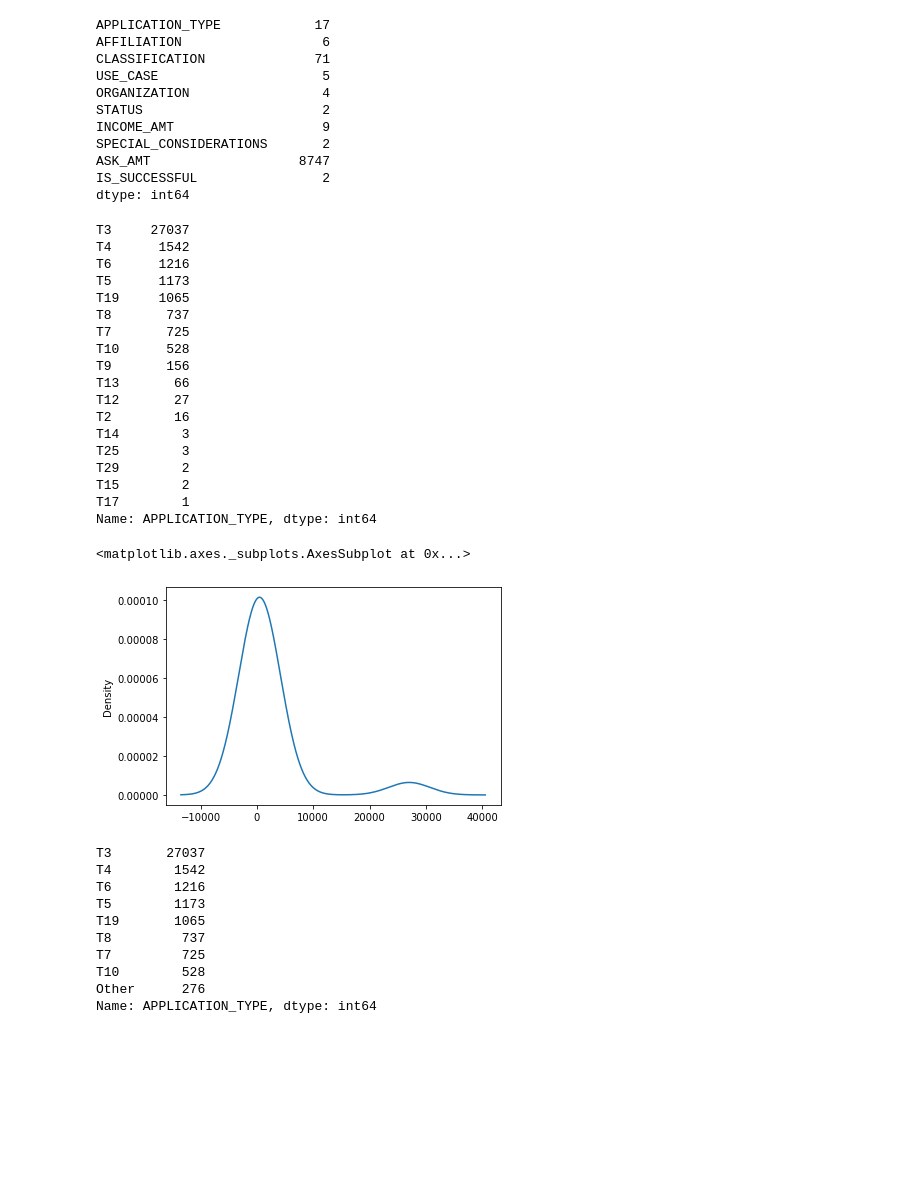
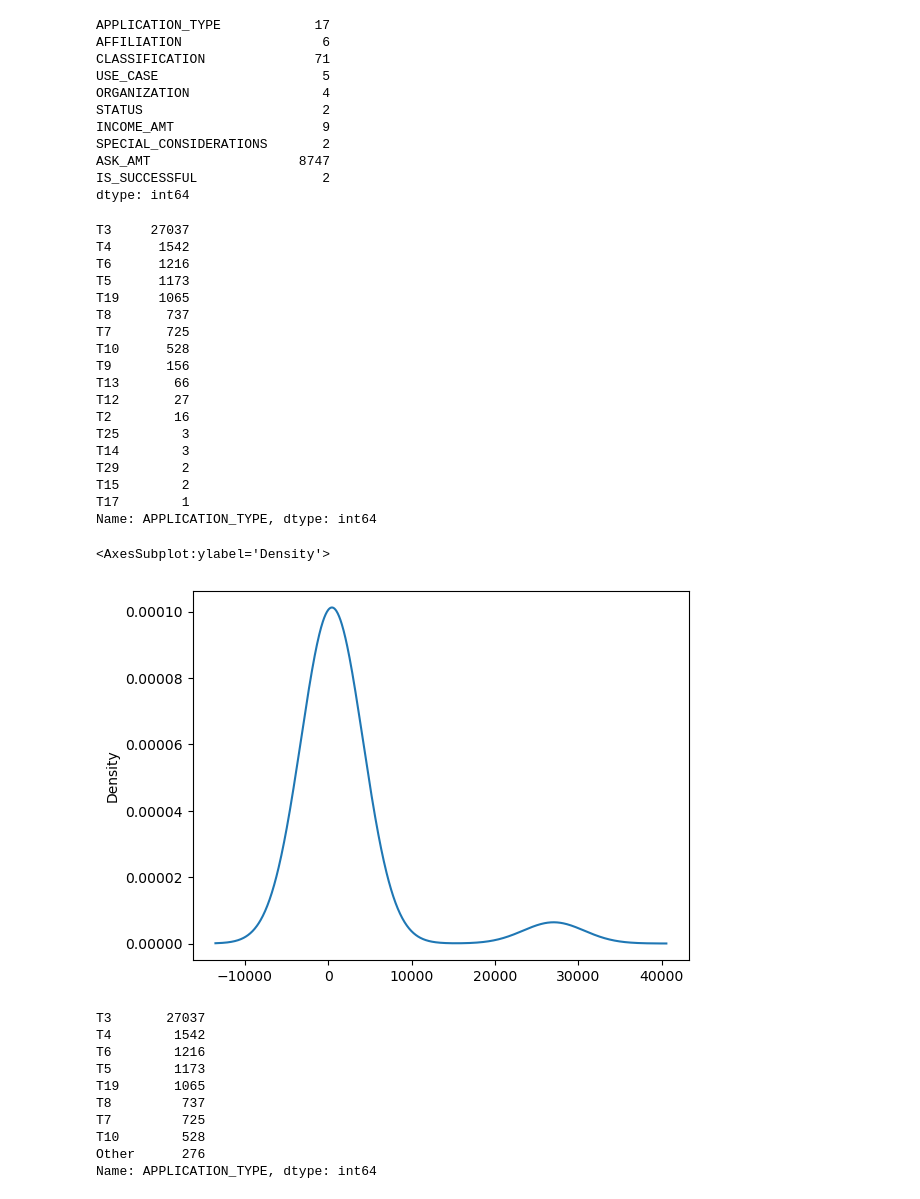
Before and after one commit to melpatjen16/Neural_Network_Charity_Analysis, a Jupyter notebook: AlphabetSoupCharity.ipynb, the cells around one changed output. Saved outputs shown, nothing was run; the diff lists cells and outputs as text; code cells hidden in the pictures; blank space fills up the shorter version.

```diff
--- a/AlphabetSoupCharity.ipynb
+++ b/AlphabetSoupCharity.ipynb
@@ -9,6 +9,6 @@ import tensorflow as tf
 
 #  Import and read the charity_data.csv.
 import pandas as pd
-application_df = pd.read_csv("../Resources/charity_data.csv")
+application_df = pd.read_csv('charity_data.csv')
 application_df.head()
 # %% [output]
@@ -18,3 +21,4 @@ FileNotFoundError: [Errno 2] No such file or directory: '../Resources/charity_da
 # %%
 # Drop the non-beneficial ID columns, 'EIN' and 'NAME'.
-#  YOUR CODE GOES HERE
+application_df= application_df.drop(['EIN', 'NAME'],1)
+application_df.head()
@@ -35,7 +46,8 @@ IS_SUCCESSFUL                2
 dtype: int64
 # %%
 # Look at APPLICATION_TYPE value counts for binning
-#  YOUR CODE GOES HERE
+application_count=application_df.APPLICATION_TYPE.value_counts()
+application_count
 # %% [output]
 T3     27037
 T4      1542
@@ -49,17 +61,17 @@ T9       156
 T13       66
 T12       27
 T2        16
+T25        3
 T14        3
-T25        3
 T29        2
 T15        2
 T17        1
 Name: APPLICATION_TYPE, dtype: int64
 # %%
 # Visualize the value counts of APPLICATION_TYPE
-#  YOUR CODE GOES HERE
+application_count.plot.density()
 # %% [output]
-<matplotlib.axes._subplots.AxesSubplot at 0x...>
+<AxesSubplot:ylabel='Density'>
-[figure, old version]
+[figure, new version]
 # %%
 # Determine which values to replace if counts are less than ...?
```
Also changed, not shown: parts of 11 cells of this notebook, 1 other file.
